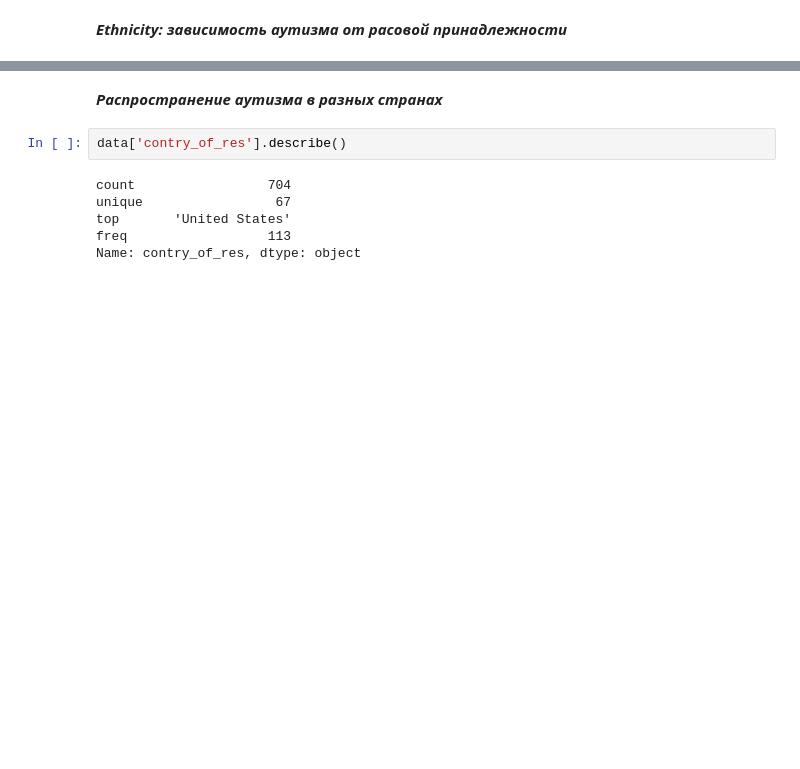
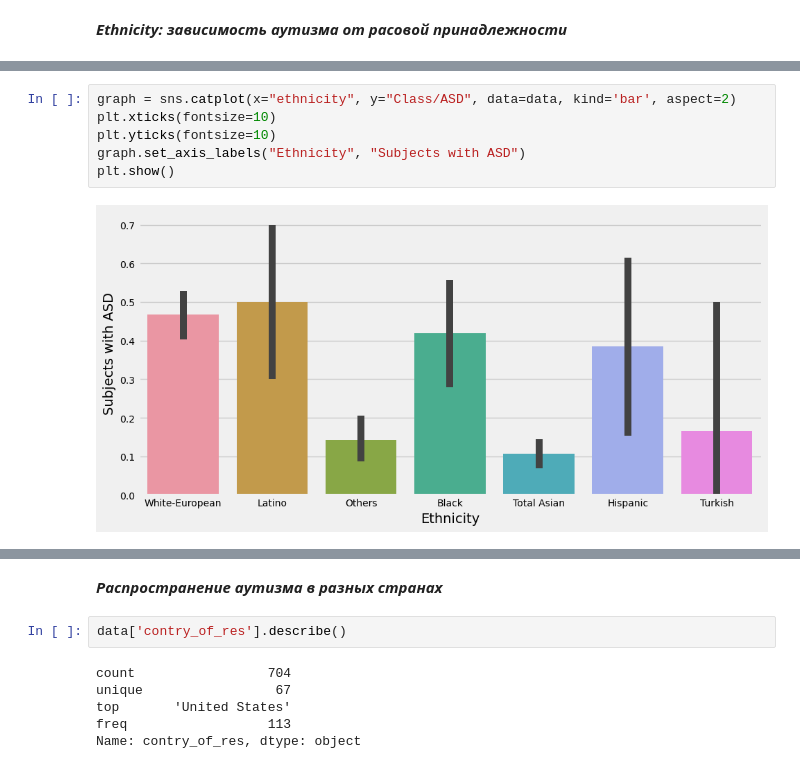
Before and after one commit to chudinova13/Rep_Data-science_02, a Jupyter notebook: EDA/HW5_solution_Chudinova.ipynb, the cells around one changed output, grey strips where cells are left out. Saved outputs shown, nothing was run; the diff lists cells and outputs as text; blank space fills up the shorter version.

```diff
--- a/EDA/HW5_solution_Chudinova.ipynb
+++ b/EDA/HW5_solution_Chudinova.ipynb
@@ -427,0 +469,8 @@ plt.show()
+# %%
+graph = sns.catplot(x="ethnicity", y="Class/ASD", data=data, kind='bar', aspect=2)
+plt.xticks(fontsize=10)
+plt.yticks(fontsize=10)
+graph.set_axis_labels("Ethnicity", "Subjects with ASD")
+plt.show()
+# %% [output]
+[figure, added]
```
Also changed, not shown: parts of 30 cells of this notebook.
